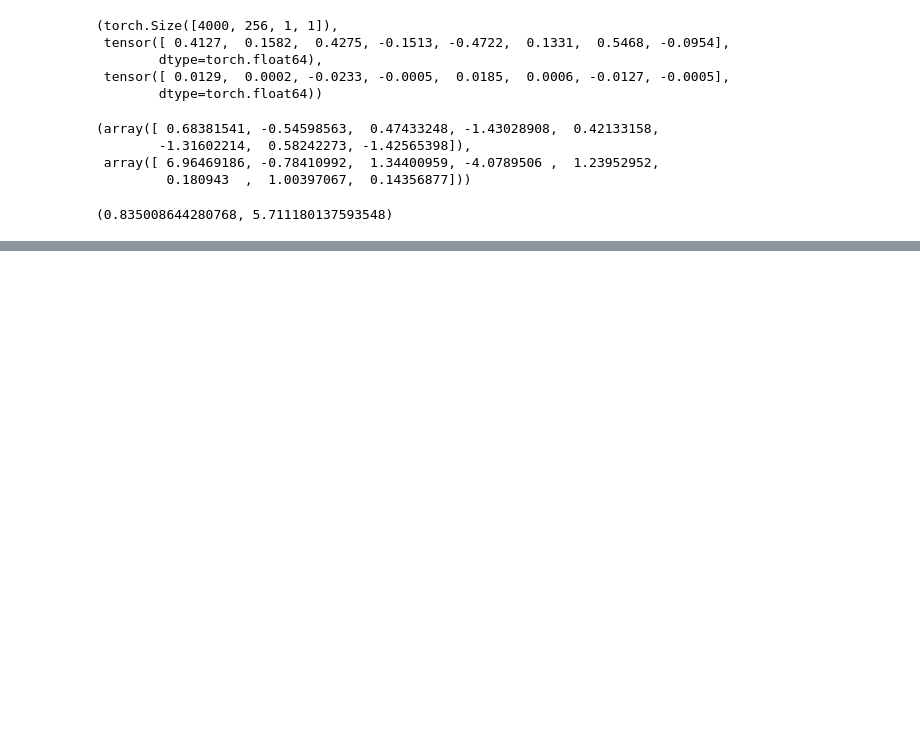
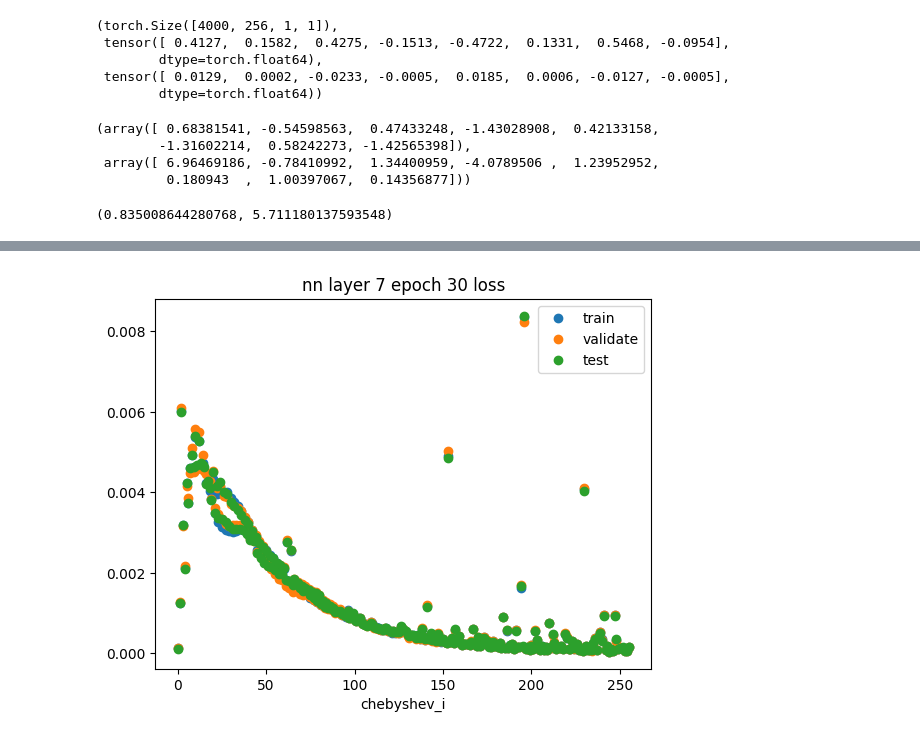
Before and after one commit to Tinrry/anderson, a Jupyter notebook: jupyter/data_normalize.ipynb, the cells around one changed output, grey strips where cells are left out. Cells and saved outputs as stored; diff of their text form; code cells hidden in the pictures; blank space fills up the shorter version.

```diff
--- a/jupyter/data_normalize.ipynb
+++ b/jupyter/data_normalize.ipynb
@@ -220,0 +279,21 @@ h5_n['anderson'][:]
+# %%
+# 查看Chebyshev 每个系数，loss值的变化，去最后一个。
+train_loss = []
+validate_loss = []
+test_loss = []
+f = h5py.File('../config_L6_7/L6_7_loss.h5', 'r')
+for i in range(256):
+    grp = f'model_{i:03}'
+    train_loss.append(f[grp]['train'][-1])
+    validate_loss.append(f[grp]['validate'][-1])
+    test_loss.append(f[grp]['test'][-1])
+
+f.close()
+# %%
+plt.plot(np.arange(256), train_loss, 'o', label='train')
+plt.plot(np.arange(256), validate_loss, 'o', label='validate')
+plt.plot(np.arange(256), test_loss, 'o', label='test')
+plt.legend()
+plt.xlabel(f'chebyshev_i')
+plt.title('nn layer 7 epoch 30 loss')
+# %% [output]
@@ -220,0 +301 @@ h5_n['anderson'][:]
+[figure, added]
```
Also changed, not shown: parts of 15 cells of this notebook, 6 other files.
